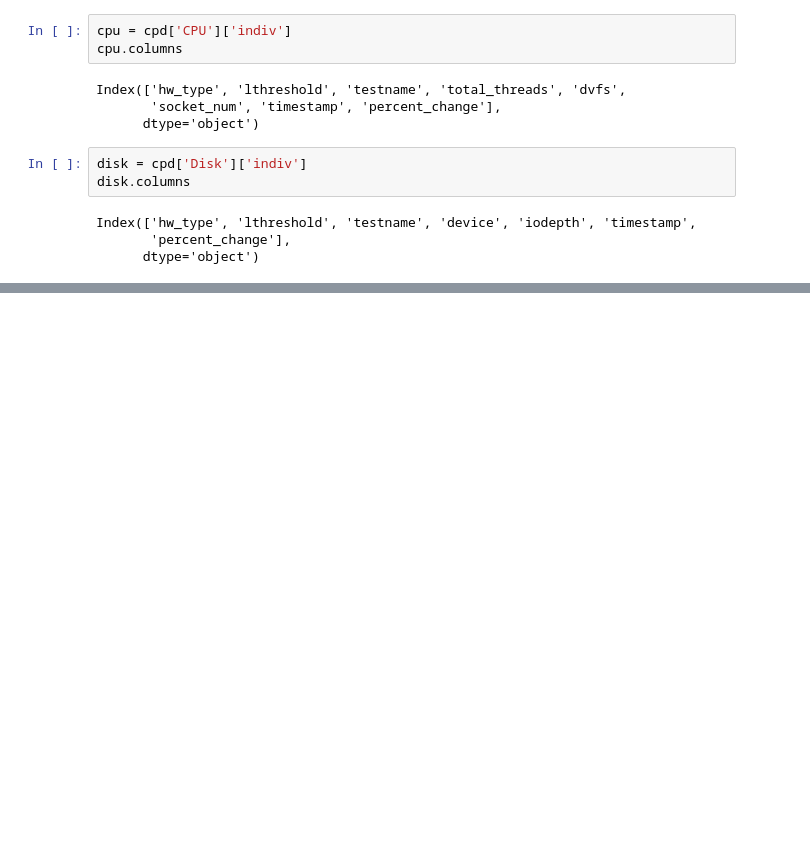
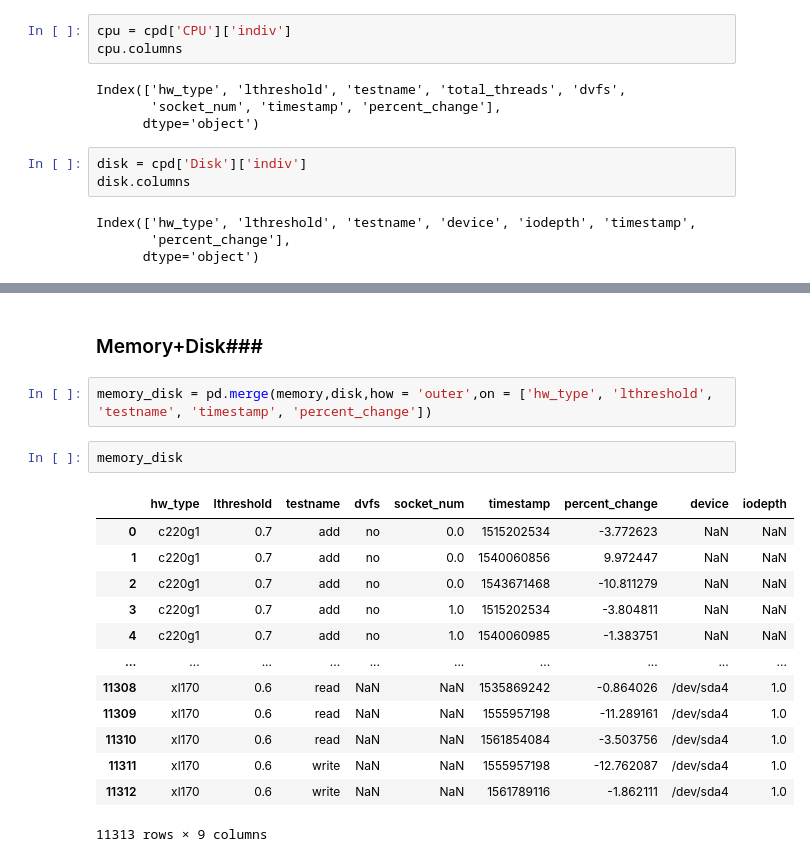
Before and after one commit to ZhaoNeil/cloud-performance-variability-prediction, a Jupyter notebook: CPD_prediction.ipynb, the cells around one changed output, grey strips where cells are left out. Saved outputs shown, nothing was run; the diff lists cells and outputs as text; blank space fills up the shorter version.

```diff
--- a/CPD_prediction.ipynb
+++ b/CPD_prediction.ipynb
@@ -401,0 +215,20 @@ RMSE(disk): 4.022586 days
+# %% [markdown]
+### Memory+Disk###
+# %%
+memory_disk = pd.merge(memory,disk,how = 'outer',on = ['hw_type', 'lthreshold', 'testname', 'timestamp', 'percent_change'])
+# %%
+memory_disk
+# %% [output]
+|  | hw_type | lthreshold | testname | dvfs | socket_num | timestamp | percent_change | device | iodepth |
+| 0 | c220g1 | 0.7 | add | no | 0.0 | 1515202534 | -3.772623 | NaN | NaN |
+| 1 | c220g1 | 0.7 | add | no | 0.0 | 1540060856 | 9.972447 | NaN | NaN |
+| 2 | c220g1 | 0.7 | add | no | 0.0 | 1543671468 | -10.811279 | NaN | NaN |
+| 3 | c220g1 | 0.7 | add | no | 1.0 | 1515202534 | -3.804811 | NaN | NaN |
+| 4 | c220g1 | 0.7 | add | no | 1.0 | 1540060985 | -1.383751 | NaN | NaN |
+| ... | ... | ... | ... | ... | ... | ... | ... | ... | ... |
+| 11308 | xl170 | 0.6 | read | NaN | NaN | 1535869242 | -0.864026 | /dev/sda4 | 1.0 |
+| 11309 | xl170 | 0.6 | read | NaN | NaN | 1555957198 | -11.289161 | /dev/sda4 | 1.0 |
+| 11310 | xl170 | 0.6 | read | NaN | NaN | 1561854084 | -3.503756 | /dev/sda4 | 1.0 |
+| 11311 | xl170 | 0.6 | write | NaN | NaN | 1555957198 | -12.762087 | /dev/sda4 | 1.0 |
+| 11312 | xl170 | 0.6 | write | NaN | NaN | 1561789116 | -1.862111 | /dev/sda4 | 1.0 |
+11313 rows × 9 columns
```
Also changed, not shown: parts of 56 cells of this notebook.
